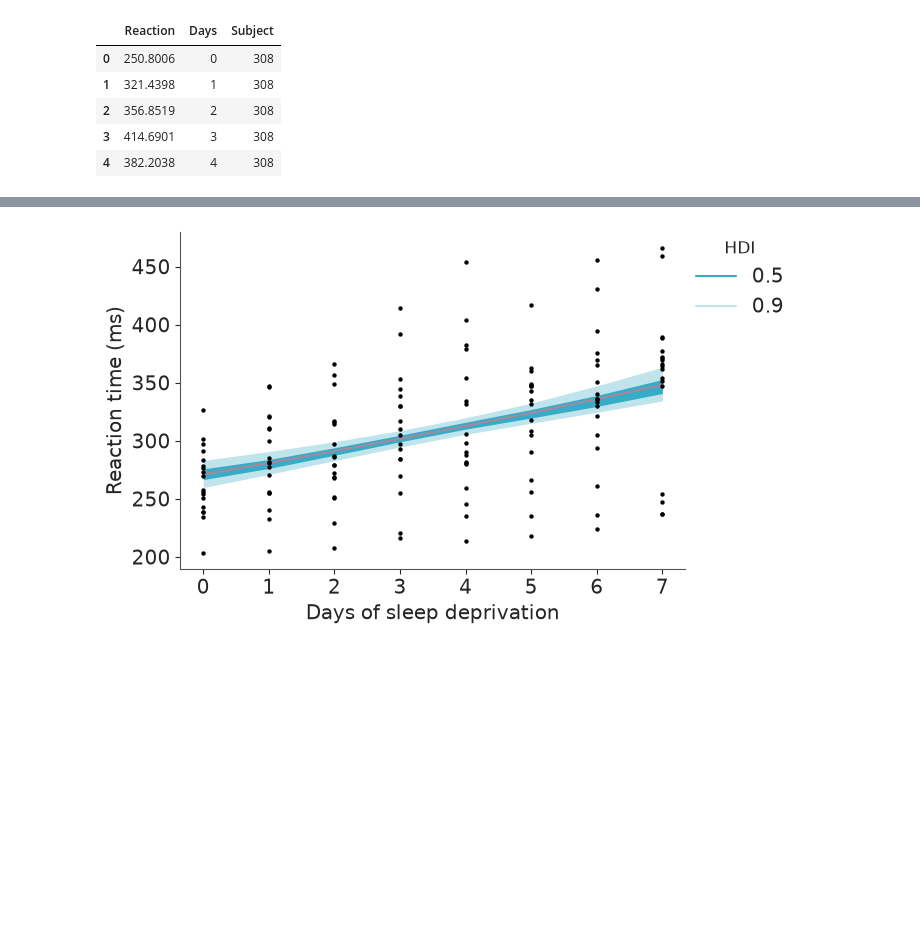
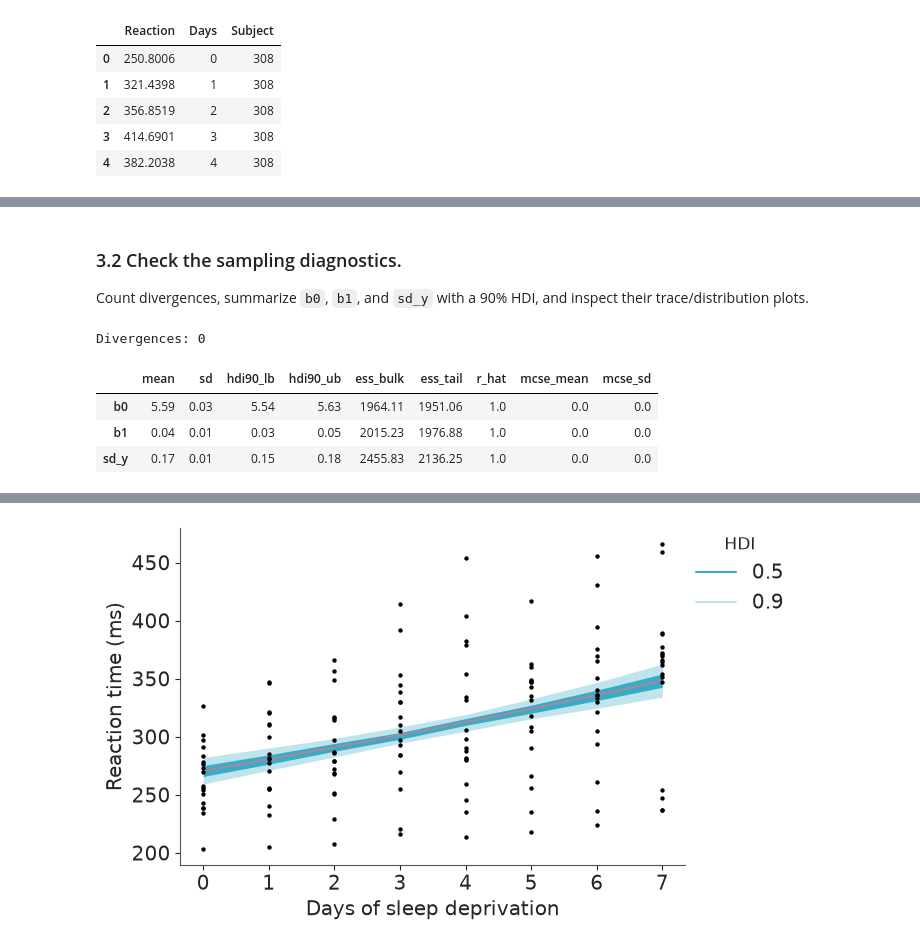
Before and after one commit to opherdonchin/BayesShortCourse, a Jupyter notebook: sleep/solved/06_lognormal_regression.ipynb, the cells around one changed output, grey strips where cells are left out. Cells and saved outputs as stored; diff of their text form; code cells hidden in the pictures; blank space fills up the shorter version.

```diff
--- a/sleep/solved/06_lognormal_regression.ipynb
+++ b/sleep/solved/06_lognormal_regression.ipynb
@@ -272,0 +384,20 @@ This plot shows posterior uncertainty in the population-average expected reactio
+# %% [markdown]
+### 3.2 Check the sampling diagnostics.
+
+Count divergences, summarize `b0`, `b1`, and `sd_y` with a 90% HDI, and inspect their trace/distribution plots.
+# %%
+print("Divergences:", int(idata["sample_stats"]["diverging"].sum().item()))
+
+azs.summary(
+    idata,
+    var_names=["b0", "b1", "sd_y"],
+    ci_prob=0.90,
+    ci_kind="hdi",
+    round_to=2,
+)
+# %% [output]
+Divergences: 0
+|  | mean | sd | hdi90_lb | hdi90_ub | ess_bulk | ess_tail | r_hat | mcse_mean | mcse_sd |
+| b0 | 5.59 | 0.03 | 5.54 | 5.63 | 1964.11 | 1951.06 | 1.0 | 0.0 | 0.0 |
+| b1 | 0.04 | 0.01 | 0.03 | 0.05 | 2015.23 | 1976.88 | 1.0 | 0.0 | 0.0 |
+| sd_y | 0.17 | 0.01 | 0.15 | 0.18 | 2455.83 | 2136.25 | 1.0 | 0.0 | 0.0 |
```
Also changed, not shown: parts of 102 cells of this notebook, 3 other files.
